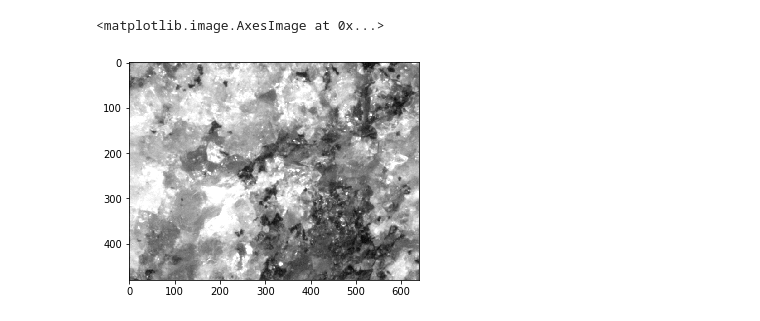
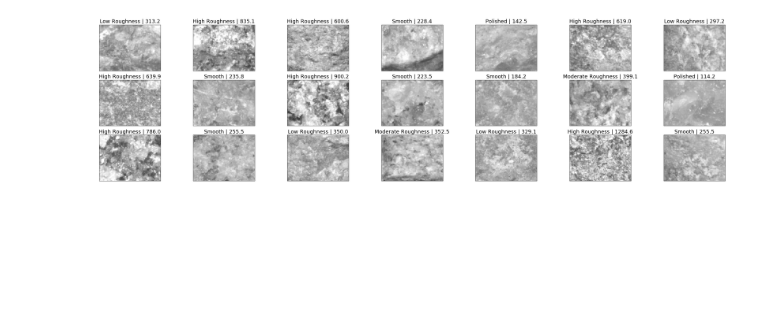
Before and after one commit to davibarreira/gravel_analysis, a Jupyter notebook: DataExploration.ipynb, the cells around one changed output. Cells and saved outputs as stored; diff of their text form; code cells hidden in the pictures; blank space fills up the shorter version.

```diff
--- a/DataExploration.ipynb
+++ b/DataExploration.ipynb
@@ -14,6 +9,0 @@ img = mpimg.imread('./photos/texture/1261.png')
-# %%
-# fig = plt.figure(figsize=(1,10))
-plt.imshow(img,cmap='gray')
-# %% [output]
-<matplotlib.image.AxesImage at 0x...>
-[figure, removed]
@@ -26 +19,11 @@ texture = texture.drop([1126,1132,1143]) # Remove images that are errors
+# %%
+# Visualizing the data
+
+fig = plt.figure(figsize=(40,10))
+for i in range(21):
+    ax = fig.add_subplot(3, 7, i + 1, xticks=[], yticks=[])
+    ax.imshow((textureimages[i]))
+    ax.set_title("{} | {}".format(texture['category_label'][i],texture['texture'][i]),fontsize=18)
+# %% [output]
+[figure, added]
 # %%
```
Also changed, not shown: parts of 11 cells of this notebook, 3 other files.
